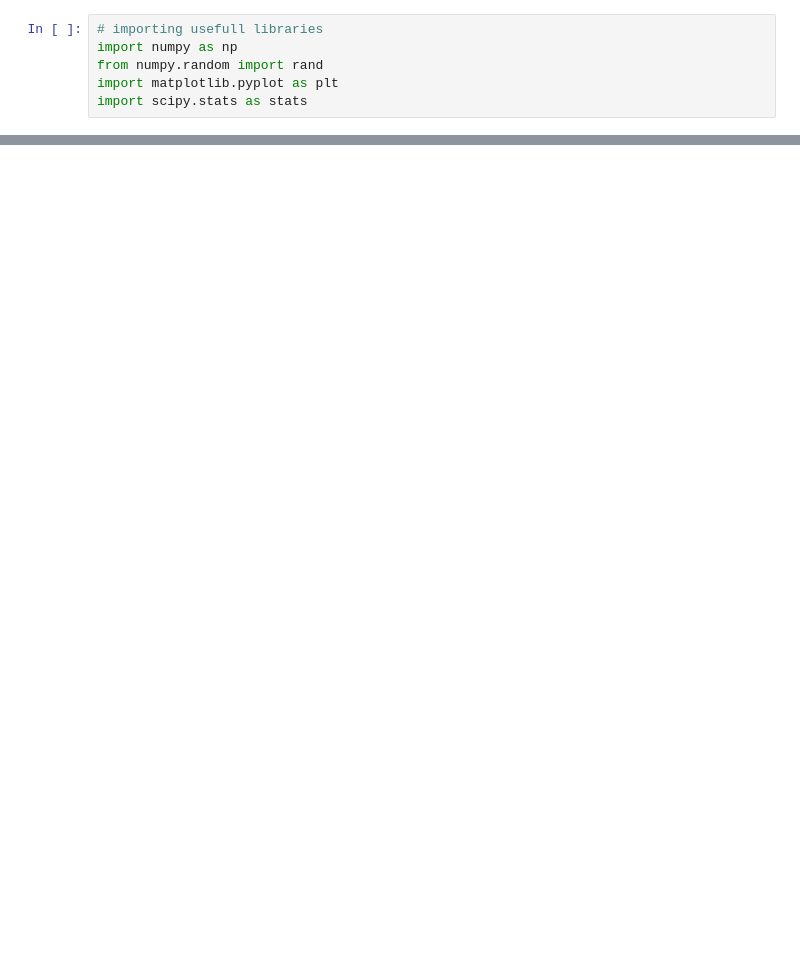
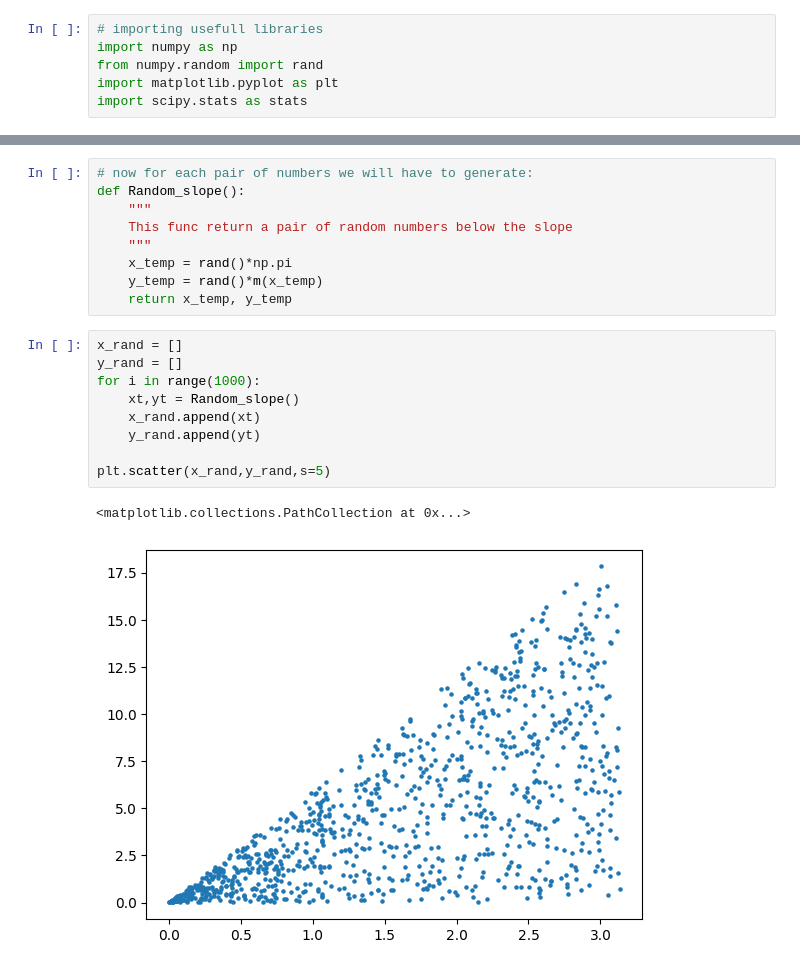
Before and after one commit to FelixCabrera23/Python_for_scientis_101, a Jupyter notebook: Class01/Montecarlo_class2.ipynb, the cells around one changed output, grey strips where cells are left out. Drawn from its saved outputs; the diff is of its cells as text; blank space fills up the shorter version.

```diff
--- a/Class01/Montecarlo_class2.ipynb
+++ b/Class01/Montecarlo_class2.ipynb
@@ -177,0 +137,21 @@ Circle_plot(particles2)
+# %%
+# now for each pair of numbers we will have to generate:
+def Random_slope():
+    """
+    This func return a pair of random numbers below the slope
+    """
+    x_temp = rand()*np.pi
+    y_temp = rand()*m(x_temp)
+    return x_temp, y_temp
+# %%
+x_rand = []
+y_rand = []
+for i in range(1000):
+    xt,yt = Random_slope()
+    x_rand.append(xt)
+    y_rand.append(yt)
+
+plt.scatter(x_rand,y_rand,s=5)
+# %% [output]
+<matplotlib.collections.PathCollection at 0x...>
+[figure, added]
```
Also changed, not shown: parts of 47 cells of this notebook, 3 other files.
